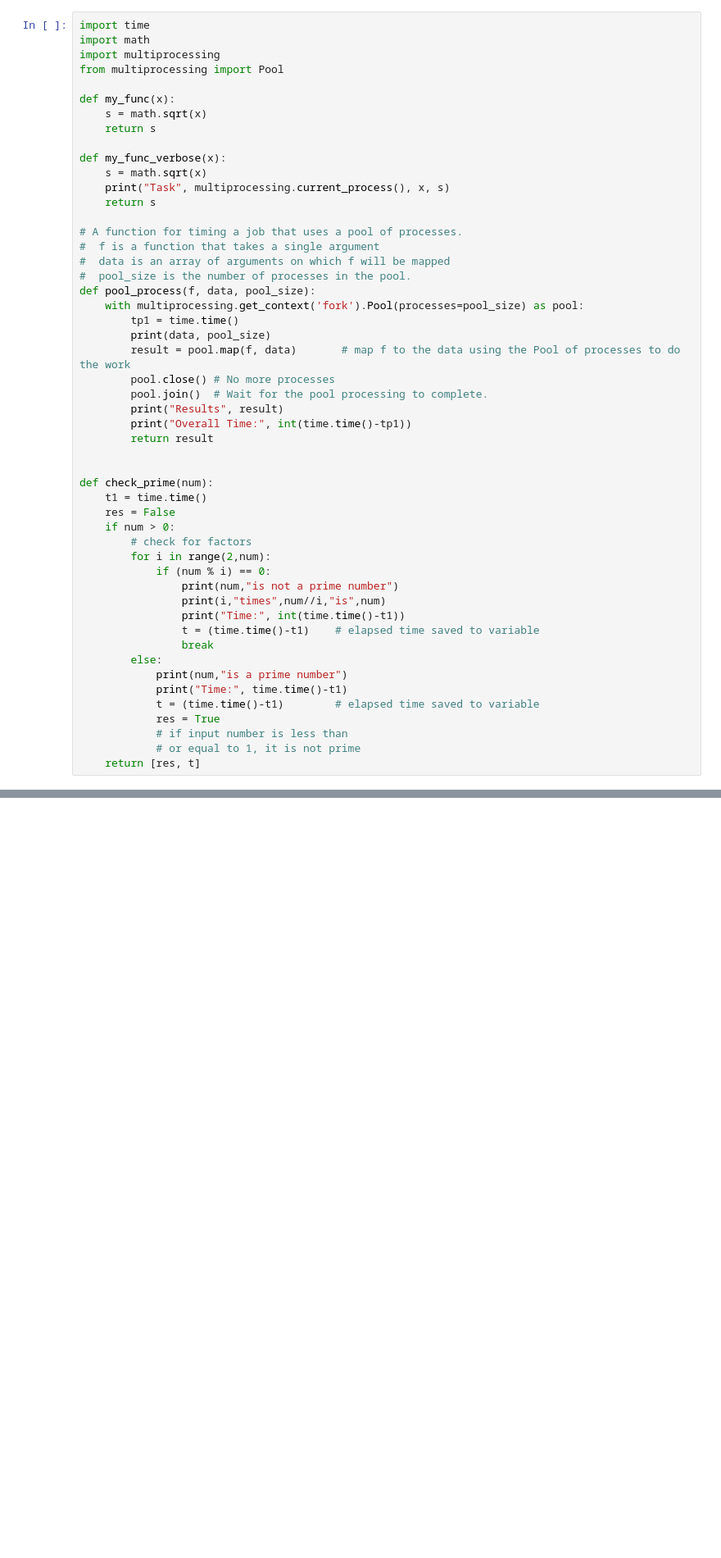
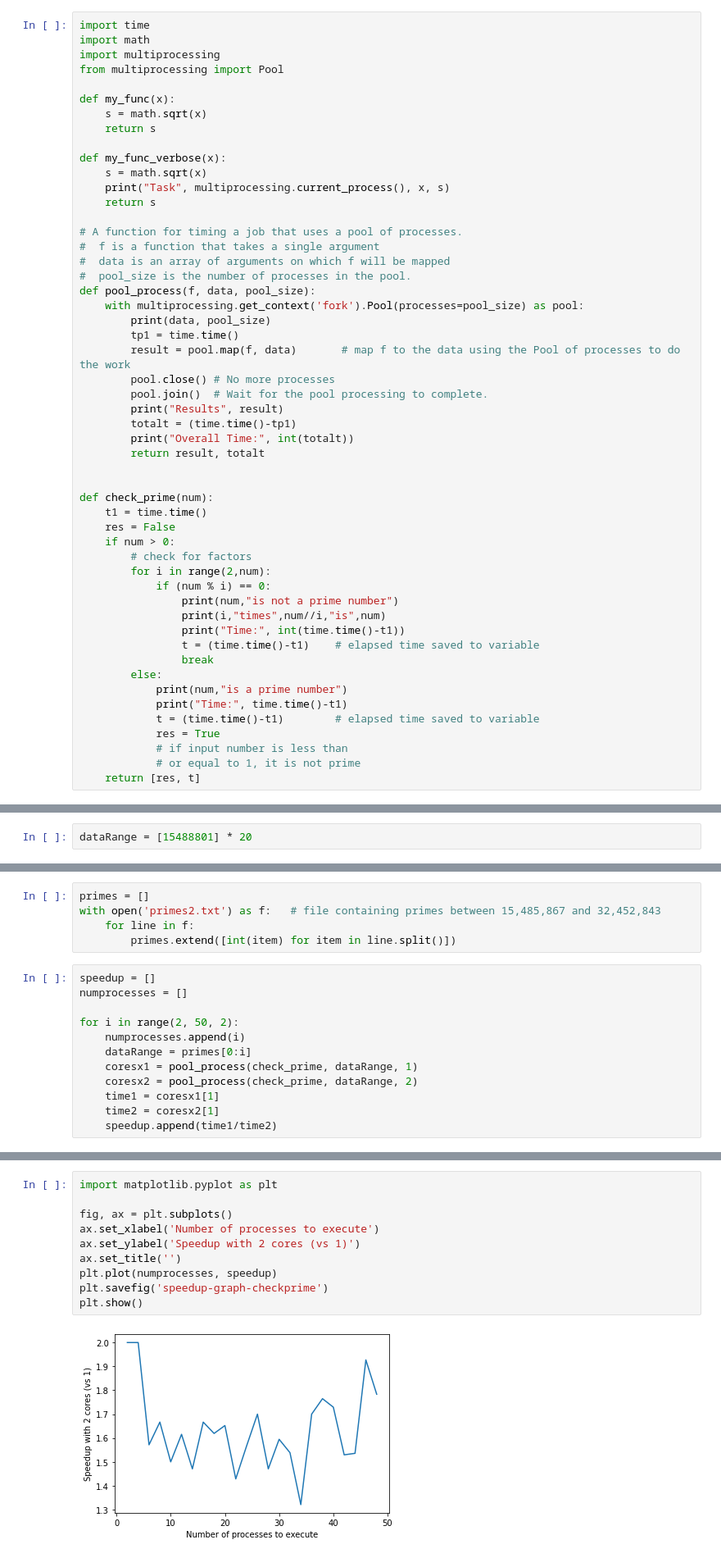
Before and after one commit to stephoneill/CompArchitecture-Multiprocessing, a Jupyter notebook: Assignment1-v1.ipynb, the cells around one changed output, grey strips where cells are left out. Shown: that part at 82% size. Saved outputs shown, nothing was run; the diff lists cells and outputs as text; blank space fills up the shorter version.

```diff
--- a/Assignment1-v1.ipynb
+++ b/Assignment1-v1.ipynb
@@ -19,14 +19,15 @@ def my_func_verbose(x):
 #  pool_size is the number of processes in the pool.
 def pool_process(f, data, pool_size):
     with multiprocessing.get_context('fork').Pool(processes=pool_size) as pool:
+        print(data, pool_size)
         tp1 = time.time()
-        print(data, pool_size)
         result = pool.map(f, data)       # map f to the data using the Pool of processes to do the work
         pool.close() # No more processes
         pool.join()  # Wait for the pool processing to complete.
         print("Results", result)
-        print("Overall Time:", int(time.time()-tp1))
-        return result
+        totalt = (time.time()-tp1)
+        print("Overall Time:", int(totalt))
+        return result, totalt
 
 
 def check_prime(num):
@@ -104,0 +53,2 @@ The check_prime function takes 2.19 secs to run with input 15488801.
+# %%
+dataRange = [15488801] * 20
@@ -104,0 +102,17 @@ The check_prime function takes 2.19 secs to run with input 15488801.
+# %%
+primes = []
+with open('primes2.txt') as f:   # file containing primes between 15,485,867 and 32,452,843
+    for line in f:
+        primes.extend([int(item) for item in line.split()])
+# %%
+speedup = []
+numprocesses = []
+
+for i in range(2, 50, 2):
+    numprocesses.append(i)
+    dataRange = primes[0:i]
+    coresx1 = pool_process(check_prime, dataRange, 1)
+    coresx2 = pool_process(check_prime, dataRange, 2)
+    time1 = coresx1[1]
+    time2 = coresx2[1]
+    speedup.append(time1/time2)
@@ -104,0 +137,12 @@ The check_prime function takes 2.19 secs to run with input 15488801.
+# %%
+import matplotlib.pyplot as plt
+
+fig, ax = plt.subplots()
+ax.set_xlabel('Number of processes to execute')
+ax.set_ylabel('Speedup with 2 cores (vs 1)')
+ax.set_title('')
+plt.plot(numprocesses, speedup)
+plt.savefig('speedup-graph-checkprime')
+plt.show()
+# %% [output]
+[figure, added]
```
Also changed, not shown: parts of 13 cells of this notebook, 6 other files.
